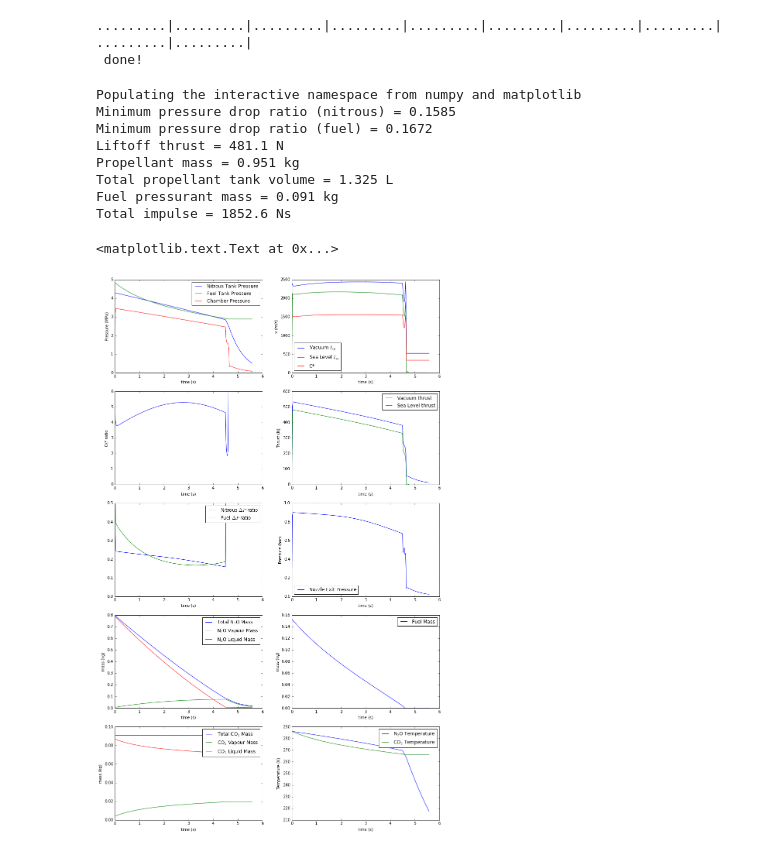
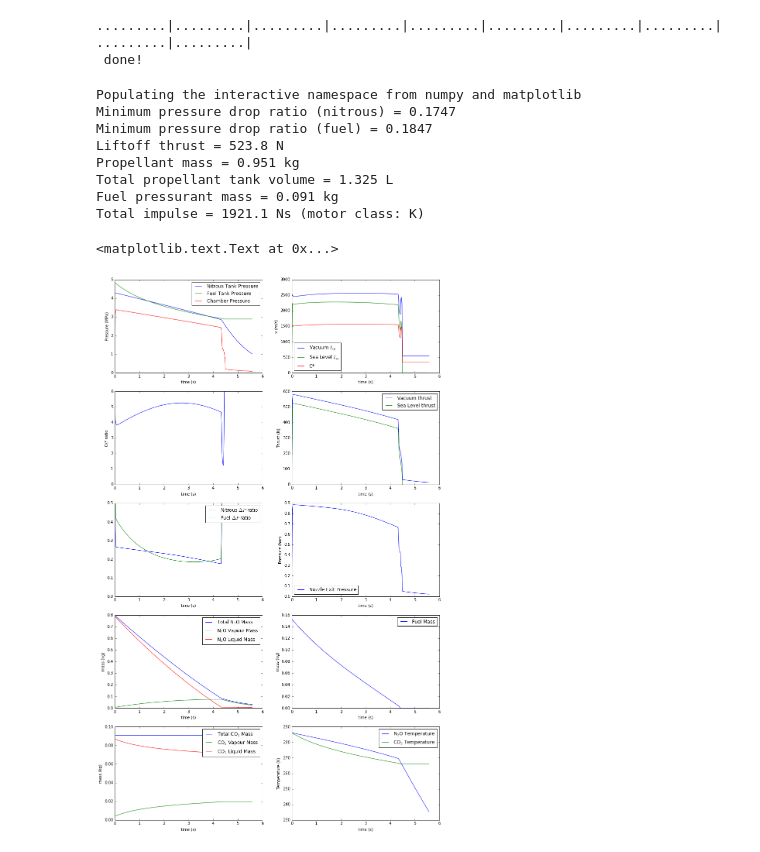
Before and after one commit to AspireSpace/turnip-modelling, a Jupyter notebook: Turnip Modelling.ipynb, the cells around one changed output. Cells and saved outputs as stored; diff of their text form; code cells hidden in the pictures.

```diff
--- a/Turnip Modelling.ipynb
+++ b/Turnip Modelling.ipynb
@@ -119,7 +119,7 @@ Putting all this together, the example code below demonstrates this model. It is
 from scipy.integrate import ode
 
 ## useful constants
-c_star_eff = 0.95
+c_star_eff = 0.9
 rho_o = 820.9
 rho_f = 786.0
 
@@ -746,14 +746,14 @@ A_t = 0.25*np.pi*(0.011)**2 # nozzle throat area
 Ae_by_At = 5.3 # nozzle area ratio
 
 ## useful constants
-c_star_eff = 0.95
+#c_star_eff = 0.95 # actually, c_star_eff needs to be declared all the way up there --^
 rho_o = 820.9
 rho_f = 786.0
 
 theta_E = np.deg2rad(7.5) # nozzle half-angle of 7.5 degrees
 
-## reference motor stuff, used to calculate k_oce, k_fce, C_D×A for fuel and oxidiser orifices
-ref_chamber_press = 3.5e6
+## reference motor stuff
+#ref_chamber_press = 3.5e6
 ref_residence_time = 0.02 # handwavy nonsense, not really corresponding to anything physical.
 
 ## values derived from the reference motor
@@ -787,6 +787,15 @@ fp_mass_total = initial_fp_vap_mass + initial_fp_liq_mass
 initial_fp_U_tot = initial_fp_vap_mass*satGasSpecIntEnergy(fp_T_init,'CarbonDioxide') \
                 + initial_fp_liq_mass*satLiquidSpecIntEnergy(fp_T_init,'CarbonDioxide')
 
+## a couple of quick helper functions for compressible flow when gaseous nitrous oxide is being drained
+R_N2O = 8.3144621/0.044
+
+def compressible_Mach(pressureRatio, gamma):
+    return ((2/(gamma-1))*(pressureRatio**((gamma-1)/gamma)-1))**0.5
+
+def compressible_mdot(A, P, T, gamma, Ma):
+    return (A*P/(T**0.5))*(gamma/R_N2O)**0.5*Ma*(1+((gamma-1)/2)*Ma**2)**(-(gamma+1)/(2*(gamma-1)))
+
 ## derivative function definition
 def coupled_state_deriv(t, state):
     ox_mtot = state[0]
@@ -813,8 +822,8 @@ def coupled_state_deriv(t, state):
     corrected_cfvac= ideal_cfvac*0.5*(1+np.cos(theta_E)) # ignores drag loss.
     corrected_cfsl = corrected_cfvac - (Ae_by_At * (101325.0/P_c))
 
-    vac_isp = corrected_cfvac*Cstar*c_star_eff
-    sl_isp = corrected_cfsl*Cstar*c_star_eff
+    vac_isp = corrected_cfvac*Cstar
+    sl_isp = corrected_cfsl*Cstar
 
     vac_thrust = vac_isp * (ox_out_mdot+fuel_out_mdot)
     sl_thrust = sl_isp * (ox_out_mdot+fuel_out_mdot)
@@ -832,7 +841,16 @@ def coupled_state_deriv(t, state):
         ox_in_mdot = A_o*K_oloss*C_d*np.sqrt(2*rho_ox_liq*(P_ox_tank-P_c)) # "in" meaning "into chamber". Bad notation.
         ox_Udot = -satLiquidSpecIntEnergy(T_ox, 'NitrousOxide')*ox_in_mdot
     else:
-        ox_in_mdot = A_o*C_d*np.sqrt(2*rho_ox_vap*(P_ox_tank-P_c)) # "in" meaning "into chamber". Bad notation.
+        #ox_vap_cp = cp.PropsSI('CPMASS', 'P', P_ox_tank, 'Q', 1, 'NitrousOxide')
+        #ox_vap_cv = cp.PropsSI('CVMASS', 'P', P_ox_tank, 'Q', 1, 'NitrousOxide')
+        #ox_gamma = ox_vap_cp/ox_vap_cv
+
+        ox_gamma = 1.75 #For some reason the stuff above kept breaking? This value is "good enough" that nobody cares.
+
+        # Mach capped at 1.0 because flow would choke there.
+        ox_vap_injector_Mach = min(1.0, compressible_Mach(P_ox_tank/P_c, ox_gamma))
+
+        ox_in_mdot = compressible_mdot(A_o*C_d, P_ox_tank, T_ox, ox_gamma, ox_vap_injector_Mach)
         ox_Udot = -satGasSpecIntEnergy(T_ox, 'NitrousOxide')*ox_in_mdot
 
 
@@ -927,7 +945,9 @@ print("Propellant mass = {:.3f} kg".format(initial_ox_m_tot + rho_f*(fuel_tank_v
 print("Total propellant tank volume = {:.3f} L".format((fuel_tank_vol_init+V_ox_tank)*1000))
 
 print("Fuel pressurant mass = {:.3f} kg".format(fp_mass_total))
-print("Total impulse = {:.1f} Ns".format(sum(extraHist[14,:])*time_res))
+
+impulse = sum(extraHist[14,:])*time_res
+print("Total impulse = {:.1f} Ns (motor class: {})".format(impulse, chr(ord('A')+int(np.log2(impulse/1.25)))))
 
 sp1=fig.add_subplot(521)
 sp1.plot(time,extraHist[7,:]/1e6, label="Nitrous Tank Pressure")
@@ -980,35 +1000,35 @@ sp7.legend(loc=1)
 sp7.set_xlabel("time (s)")
 sp7.set_ylabel("mass (kg)")
 
 sp8=fig.add_subplot(528)
 sp8.plot(time,(fuel_tank_vol_init - stateHist[2,:])*rho_f, label="Fuel Mass")
 sp8.legend(loc=1)
 sp8.set_xlabel("time (s)")
 sp8.set_ylabel("mass (kg)")
 sp8.set_ylim(ymin=0)
 
 sp9=fig.add_subplot(529)
 sp9.plot(time,ones(num_points)*fp_mass_total, label="Total CO$_2$ Mass")
 sp9.plot(time,extraHist[18,:], label="CO$_2$ Vapour Mass")
 sp9.plot(time,extraHist[19,:], label="CO$_2$ Liquid Mass")
 sp9.legend(loc=1)
 sp9.set_xlabel("time (s)")
 sp9.set_ylabel("mass (kg)")
 
 sp10=fig.add_subplot(5, 2, 10)
 sp10.plot(time,extraHist[20,:], label="N$_2$O Temperature")
 sp10.plot(time,extraHist[21,:], label="CO$_2$ Temperature")
 sp10.legend(loc=1)
 sp10.set_xlabel("time (s)")
 sp10.set_ylabel("Temperature (K)")
 # %% [output]
 Populating the interactive namespace from numpy and matplotlib
-Minimum pressure drop ratio (nitrous) = 0.1585
-Minimum pressure drop ratio (fuel) = 0.1672
-Liftoff thrust = 481.1 N
+Minimum pressure drop ratio (nitrous) = 0.1747
+Minimum pressure drop ratio (fuel) = 0.1847
+Liftoff thrust = 523.8 N
 Propellant mass = 0.951 kg
 Total propellant tank volume = 1.325 L
 Fuel pressurant mass = 0.091 kg
-Total impulse = 1852.6 Ns
+Total impulse = 1921.1 Ns (motor class: K)
 <matplotlib.text.Text at 0x...>
-[figure, old version]
+[figure, new version]
```
Also changed, not shown: parts of 4 cells of this notebook.
